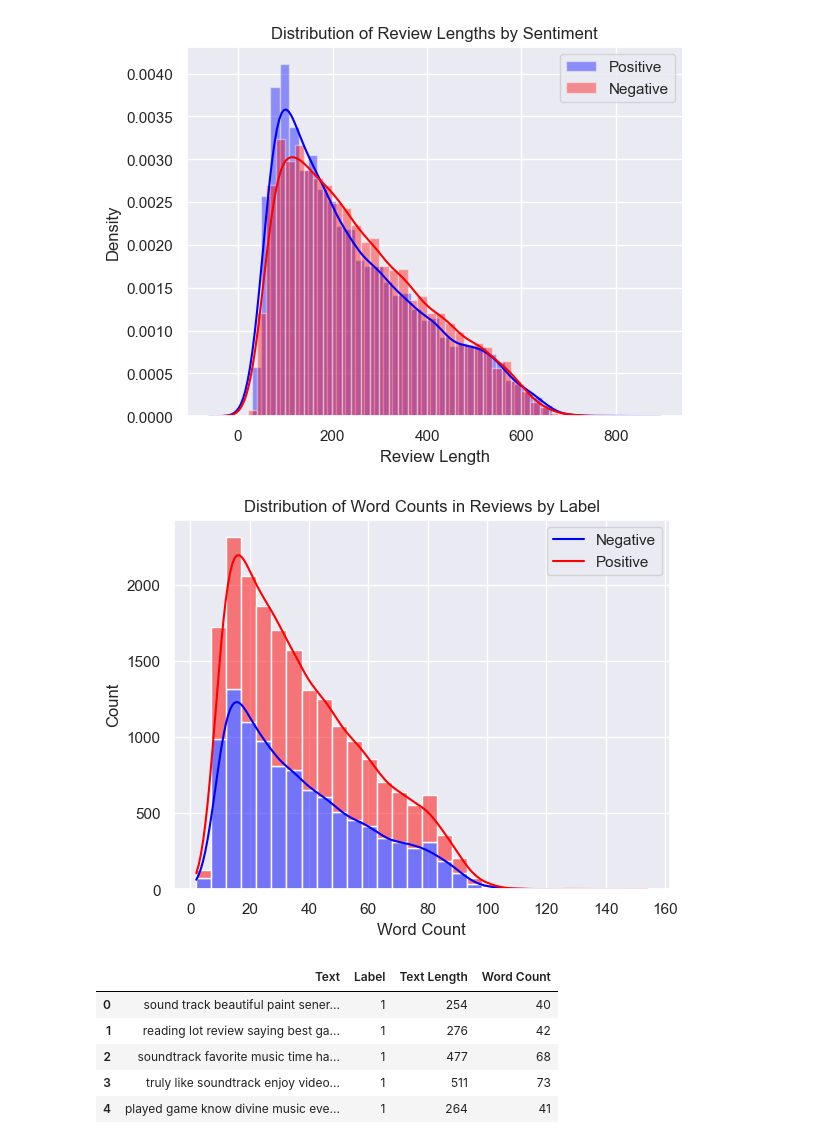
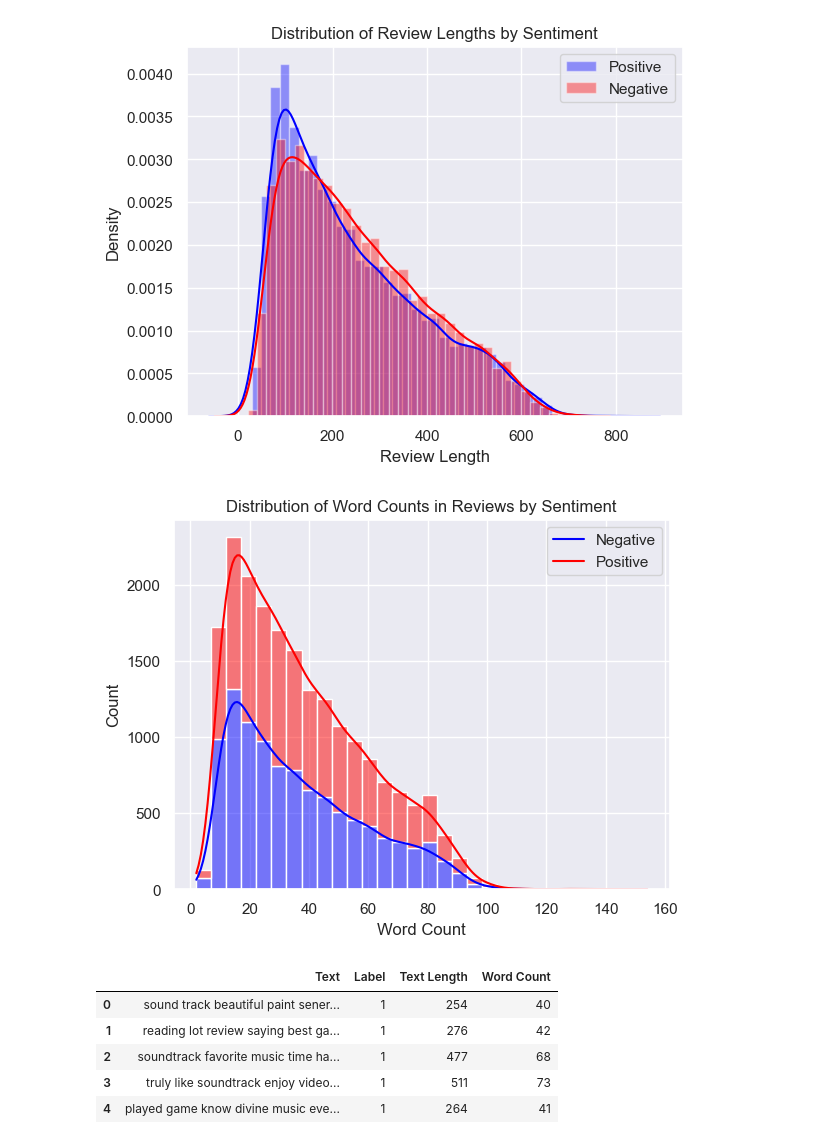
Before and after one commit to aayushsahu3010/Sentiment-distelbert, a Jupyter notebook: notebooks/amazon_polarity.ipynb, the cells around one changed output. Cells and saved outputs as stored; diff of their text form; code cells hidden in the pictures.

```diff
--- a/notebooks/amazon_polarity.ipynb
+++ b/notebooks/amazon_polarity.ipynb
@@ -170,14 +171,14 @@ plt.show()
 # %%
 # Explore word count distribution in reviews
 df['Word Count'] = df['Text'].apply(lambda x: len(x.split()))
 sns.histplot(data=df, x='Word Count', hue='Label', bins=30, multiple='stack', kde=True, palette={0: 'red', 1: 'blue'})
-plt.title('Distribution of Word Counts in Reviews by Label')
+plt.title('Distribution of Word Counts in Reviews by Sentiment')
 plt.xlabel('Word Count')
 plt.ylabel('Count')
 plt.legend(['Negative', 'Positive'])
 plt.show()
 # %% [output]
-[figure, old version]
+[figure, new version]
 # %%
 df.head()
 # %% [output]
```
Also changed, not shown: parts of 3 cells of this notebook.
